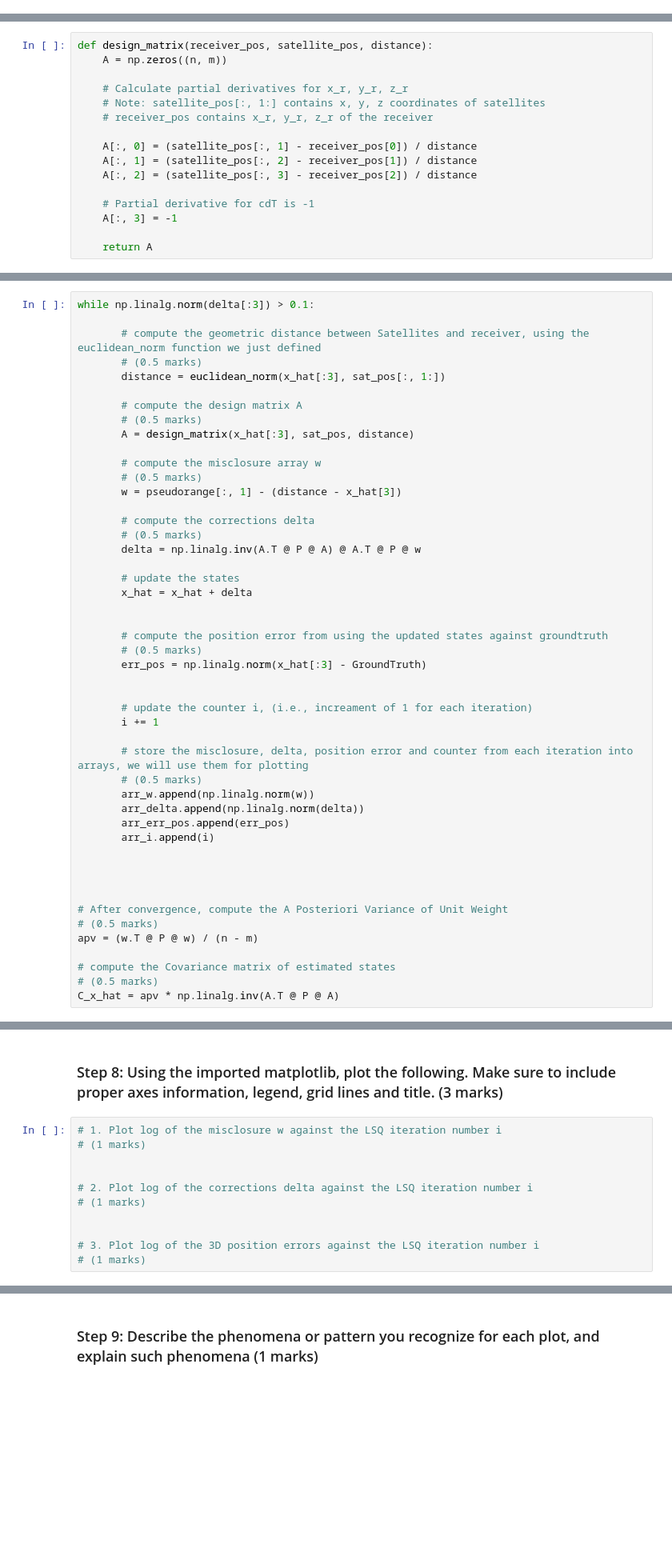
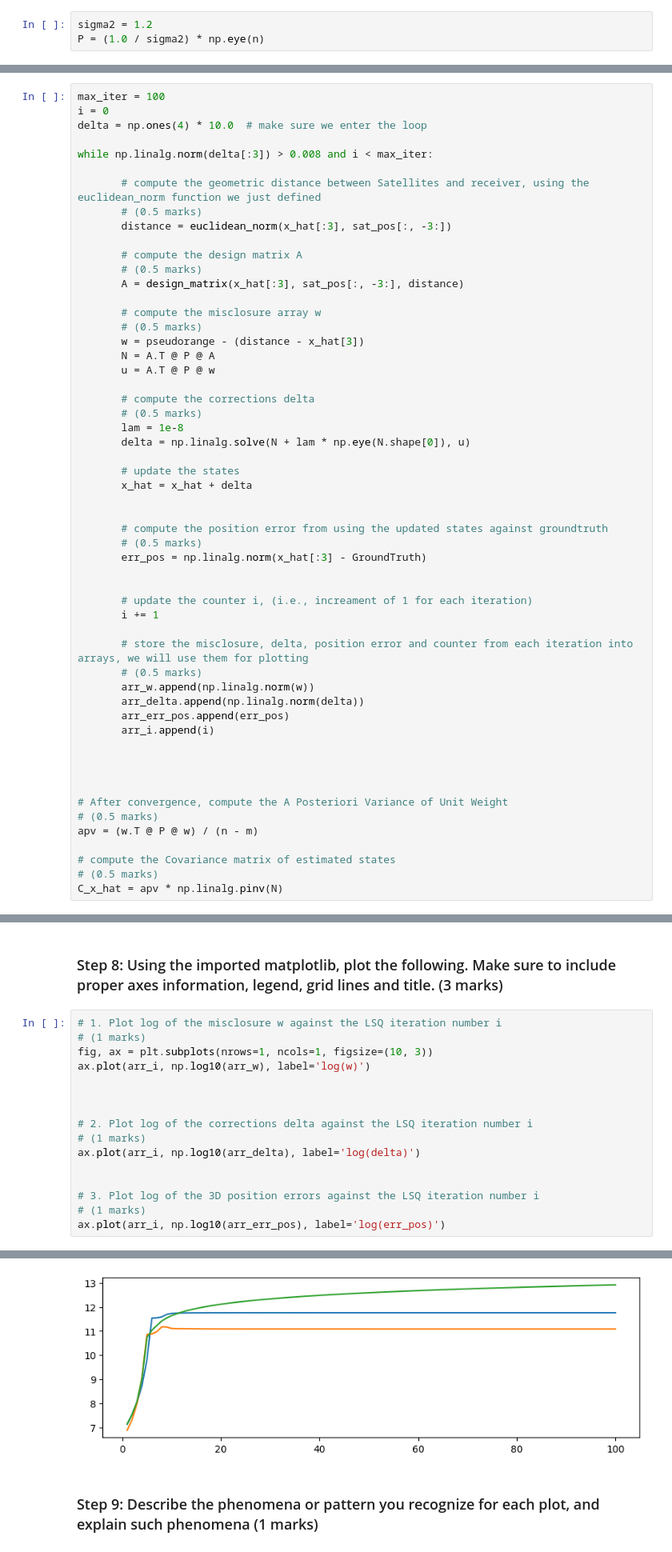
Before and after one commit to maryalrachid-ENGG680/ENGG680_2025_Fall, a Jupyter notebook: Lab_Assignment2/Assignment2_Upload.ipynb, the cells around one changed output, grey strips where cells are left out. Shown at 80% size. Saved outputs shown, nothing was run; the diff lists cells and outputs as text; blank space fills up the shorter version.

```diff
--- a/Lab_Assignment2/Assignment2_Upload.ipynb
+++ b/Lab_Assignment2/Assignment2_Upload.ipynb
@@ -99,3 +87,6 @@ print(P)
+# %%
+sigma2 = 1.2
+P = (1.0 / sigma2) * np.eye(n)
 # %% [markdown]
 ### Step 2: set the initial states as [100.0, -50.0, 25.0, 1000.0] (0.5 mark)
 # %%
@@ -185,19 +176,3 @@ Where:
 - The last column of -1 corresponds to the constant term in the least squares equation
 
 This matrix is used for least squares estimation in positioning or navigation applications.
-# %%
-def design_matrix(receiver_pos, satellite_pos, distance):
-    A = np.zeros((n, m))
-
-    # Calculate partial derivatives for x_r, y_r, z_r
-    # Note: satellite_pos[:, 1:] contains x, y, z coordinates of satellites
-    # receiver_pos contains x_r, y_r, z_r of the receiver
-
-    A[:, 0] = (satellite_pos[:, 1] - receiver_pos[0]) / distance
-    A[:, 1] = (satellite_pos[:, 2] - receiver_pos[1]) / distance
-    A[:, 2] = (satellite_pos[:, 3] - receiver_pos[2]) / distance
-
-    # Partial derivative for cdT is -1
-    A[:, 3] = -1
-
-    return A
@@ -208,23 +205,30 @@ define the convergence criteria for the 'while' loop
 
 the convergence criteria is that the corrections delta are less than 0.008 (i.e., <0.1 m), for receiver's position x,y,z part
 # %%
-while np.linalg.norm(delta[:3]) > 0.1:
+max_iter = 100
+i = 0
+delta = np.ones(4) * 10.0  # make sure we enter the loop
+
+while np.linalg.norm(delta[:3]) > 0.008 and i < max_iter:
 
        # compute the geometric distance between Satellites and receiver, using the euclidean_norm function we just defined
        # (0.5 marks)
-       distance = euclidean_norm(x_hat[:3], sat_pos[:, 1:])
+       distance = euclidean_norm(x_hat[:3], sat_pos[:, -3:])
 
        # compute the design matrix A
        # (0.5 marks)
-       A = design_matrix(x_hat[:3], sat_pos, distance)
+       A = design_matrix(x_hat[:3], sat_pos[:, -3:], distance)
 
        # compute the misclosure array w
        # (0.5 marks)
-       w = pseudorange[:, 1] - (distance - x_hat[3])
+       w = pseudorange - (distance - x_hat[3])
+       N = A.T @ P @ A
+       u = A.T @ P @ w
 
        # compute the corrections delta
        # (0.5 marks)
-       delta = np.linalg.inv(A.T @ P @ A) @ A.T @ P @ w
+       lam = 1e-8
+       delta = np.linalg.solve(N + lam * np.eye(N.shape[0]), u)
 
        # update the states
        x_hat = x_hat + delta
@@ -254,4 +258,4 @@ apv = (w.T @ P @ w) / (n - m)
 
 # compute the Covariance matrix of estimated states
 # (0.5 marks)
-C_x_hat = apv * np.linalg.inv(A.T @ P @ A)
+C_x_hat = apv * np.linalg.pinv(N)
@@ -281,11 +311,17 @@ Print:
 # %%
 # 1. Plot log of the misclosure w against the LSQ iteration number i
 # (1 marks)
+fig, ax = plt.subplots(nrows=1, ncols=1, figsize=(10, 3))
+ax.plot(arr_i, np.log10(arr_w), label='log(w)')
+
 
 
 # 2. Plot log of the corrections delta against the LSQ iteration number i
 # (1 marks)
+ax.plot(arr_i, np.log10(arr_delta), label='log(delta)')
 
 
 # 3. Plot log of the 3D position errors against the LSQ iteration number i
 # (1 marks)
+ax.plot(arr_i, np.log10(arr_err_pos), label='log(err_pos)')
+# %% [output]
@@ -292,3 +329,4 @@ Print:
+[figure, added]
 # %% [markdown]
 ### Step 9: Describe the phenomena or pattern you recognize for each plot, and explain such phenomena (1 marks)
 # %%
```
Also changed, not shown: parts of 12 cells of this notebook.
